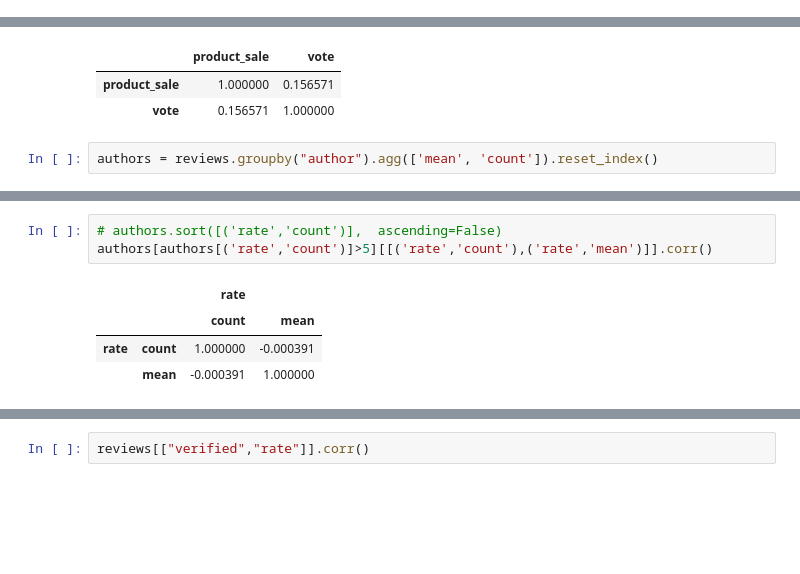
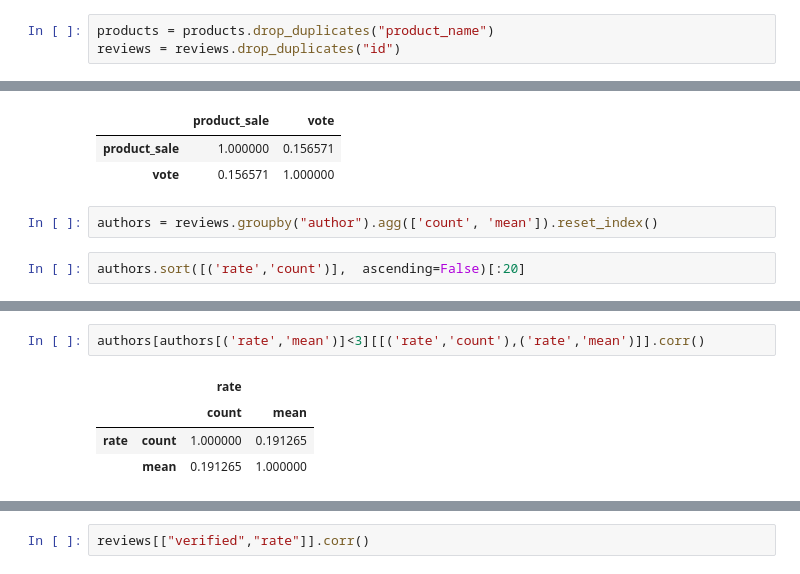
Before and after one commit to paristsai/amazon_review, a Jupyter notebook: analysis/amazon-review.ipynb, the cells around one changed output, grey strips where cells are left out. Cells and saved outputs as stored; diff of their text form; blank space fills up the shorter version.

```diff
--- a/analysis/amazon-review.ipynb
+++ b/analysis/amazon-review.ipynb
@@ -101,0 +41,3 @@ sns.countplot(reviews.rate, color="orange")
+# %%
+products = products.drop_duplicates("product_name")
+reviews = reviews.drop_duplicates("id")
@@ -192,4 +261,6 @@ merget_df[["product_sale","vote"]].corr()
 | product_sale | 1.000000 | 0.156571 |
 | vote | 0.156571 | 1.000000 |
 # %%
-authors = reviews.groupby("author").agg(['mean', 'count']).reset_index()
+authors = reviews.groupby("author").agg(['count', 'mean']).reset_index()
+# %%
+authors.sort([('rate','count')],  ascending=False)[:20]
@@ -196,8 +286,7 @@ authors = reviews.groupby("author").agg(['mean', 'count']).reset_index()
 # %%
-# authors.sort([('rate','count')],  ascending=False)
-authors[authors[('rate','count')]>5][[('rate','count'),('rate','mean')]].corr()
+authors[authors[('rate','mean')]<3][[('rate','count'),('rate','mean')]].corr()
 # %% [output]
 |  |  | rate |  |
 |  |  | count | mean |
-| rate | count | 1.000000 | -0.000391 |
-|  | mean | -0.000391 | 1.000000 |
+| rate | count | 1.000000 | 0.191265 |
+|  | mean | 0.191265 | 1.000000 |
```
Also changed, not shown: parts of 45 cells of this notebook.
